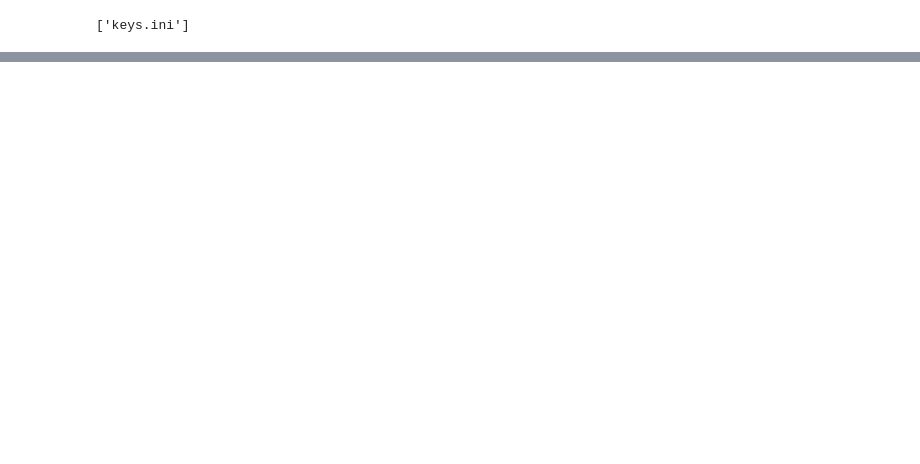
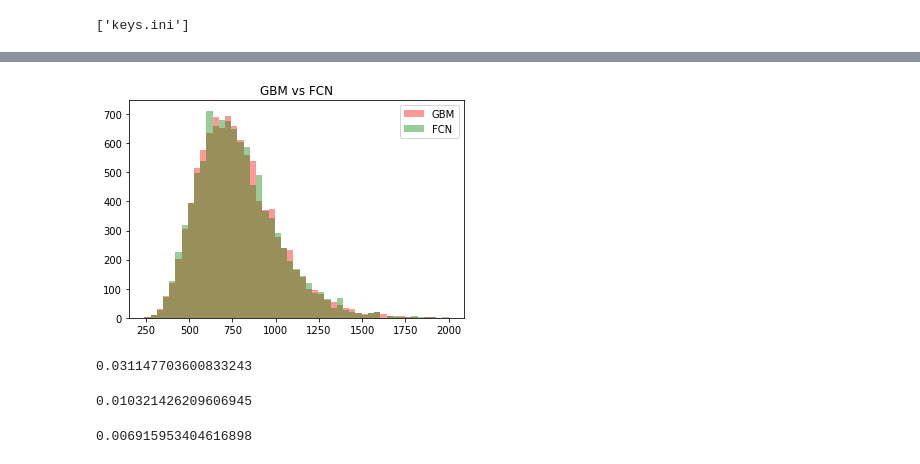
Before and after one commit to FyzHsn/random_walk, a Jupyter notebook: sde_simulations.ipynb, the cells around one changed output, grey strips where cells are left out. Drawn from its saved outputs; the diff is of its cells as text; code cells hidden in the pictures; blank space fills up the shorter version.

```diff
--- a/sde_simulations.ipynb
+++ b/sde_simulations.ipynb
@@ -106,0 +123,8 @@ ax.legend(['GBM Mean Path', 'GBM Lower Path', 'GBM Upper Path',
+# %%
+plt.hist(s_f, bins=np.linspace(240, 2000, 50), alpha=0.4, color='r')
+plt.hist(e_f, bins=np.linspace(240, 2000, 50), alpha=0.4, color='g')
+plt.title('GBM vs FCN')
+plt.legend(['GBM', "FCN"])
+plt.show()
+# %% [output]
+[figure, added]
@@ -106,0 +133,27 @@ ax.legend(['GBM Mean Path', 'GBM Lower Path', 'GBM Upper Path',
+# %%
+a = np.histogram(s_f, bins=np.linspace(240, 2000, 20))[0]
+b = np.histogram(c_f, bins=np.linspace(240, 2000, 20))[0]
+a = a / np.sum(a)
+b = b / np.sum(b)
+(entropy(a, b) + entropy(b, a)) / 2
+np.max(np.abs(a - b))
+# %% [output]
+0.031147703600833243
+# %%
+a = np.histogram(s_f, bins=np.linspace(240, 2000, 20))[0]
+b = np.histogram(d_f, bins=np.linspace(240, 2000, 20))[0]
+a = a / np.sum(a)
+b = b / np.sum(b)
+(entropy(a, b) + entropy(b, a)) / 2
+np.max(np.abs(a - b))
+# %% [output]
+0.010321426209606945
+# %%
+a = np.histogram(s_f, bins=np.linspace(240, 2000, 20))[0]
+b = np.histogram(e_f, bins=np.linspace(240, 2000, 20))[0]
+a = a / np.sum(a)
+b = b / np.sum(b)
+(entropy(a, b) + entropy(b, a)) / 2
+np.max(np.abs(a - b))
+# %% [output]
+0.006915953404616898
```
Also changed, not shown: parts of 8 cells of this notebook.
